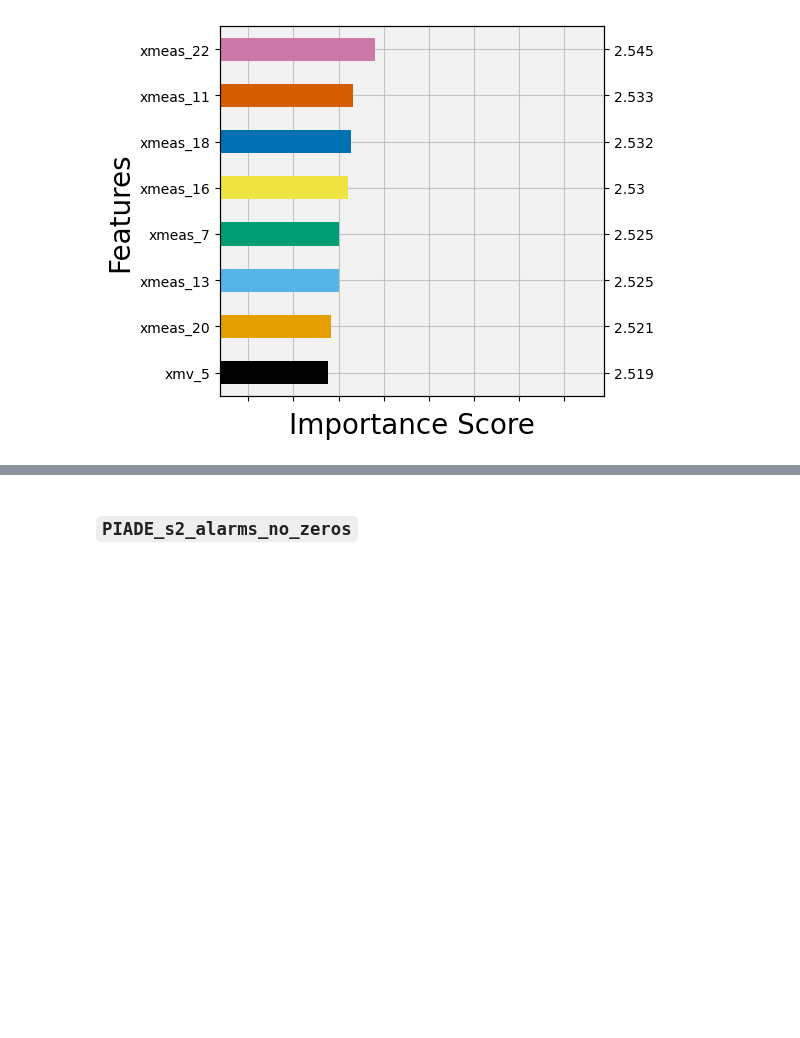
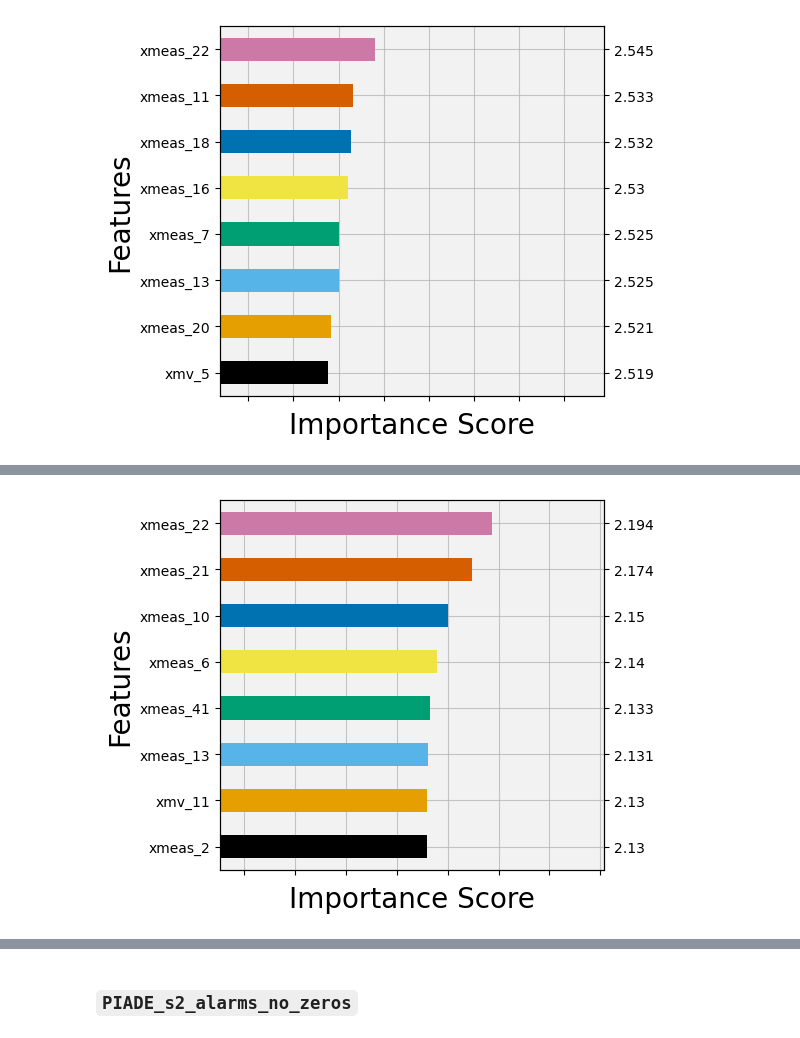
Before and after one commit to francesco-borsatti-unipd/ExIFFI, a Jupyter notebook: notebooks/fix_stuff.ipynb, the cells around one changed output, grey strips where cells are left out. Cells and saved outputs as stored; diff of their text form; code cells hidden in the pictures; blank space fills up the shorter version.

Commit message:
Score plots of interpetation models different from ExIFFI

```diff
--- a/notebooks/fix_stuff.ipynb
+++ b/notebooks/fix_stuff.ipynb
@@ -1660,0 +1665,9 @@ ax1,ax2=score_plot(dataset=dataset,
+# %%
+basepath=os.path.dirname(os.getcwd())
+experiment_path=os.path.join(basepath,'experiments/results')
+imp_mat_dirpath=os.path.join(experiment_path,'TEP_ACME','experiments',
+                             'global_importances','IF','DIFFI',
+                             'imp_mat','scenario_2')
+imp_mat_path=get_most_recent_file(imp_mat_dirpath)
+imp_mat=open_element(imp_mat_path, filetype='csv.gz')
+imp_mat.head()
@@ -1660,0 +1682,11 @@ ax1,ax2=score_plot(dataset=dataset,
+# %%
+ax1,ax2=score_plot(dataset=dataset,
+                   importances_file=imp_mat_path,
+                   plot_path=os.path.join(experiment_path,dataset.name,'plots','score_plots'),
+                   save_image=True,
+                   show_plot=True,
+                   model='IF',
+                   interpretation='DIFFI',
+                   scenario=2)
+# %% [output]
+[figure, added]
```
Also changed, not shown: parts of 16 cells of this notebook, 4 other files.
